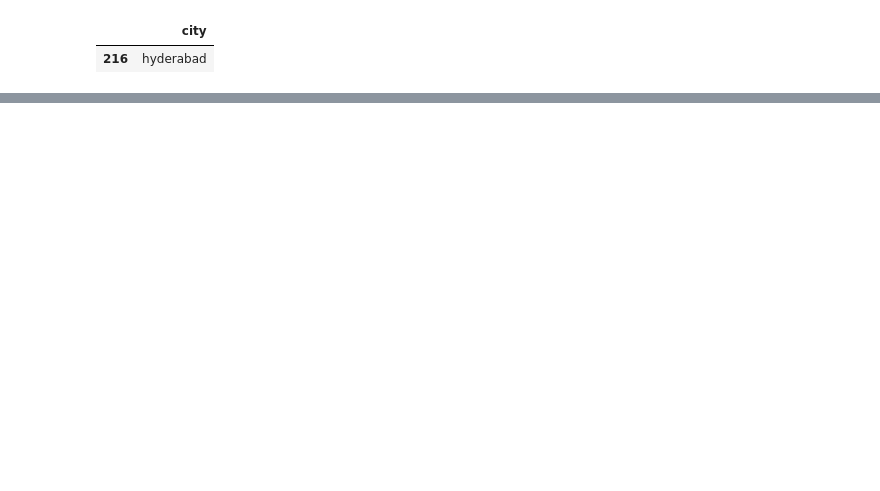
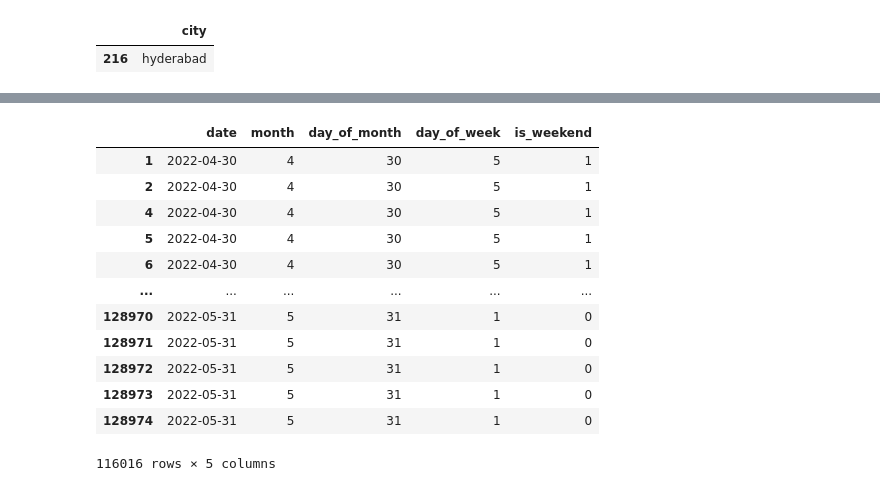
Before and after one commit to jesab/ml_assignment_1, a Jupyter notebook: JS_ML_Assignment_2.ipynb, the cells around one changed output, grey strips where cells are left out. Cells and saved outputs as stored; diff of their text form; code cells hidden in the pictures; blank space fills up the shorter version.

```diff
--- a/JS_ML_Assignment_2.ipynb
+++ b/JS_ML_Assignment_2.ipynb
@@ -371,6 +371,7 @@ indian_cities_df[indian_cities_df['city'] == 'hyderabad']
 |  | city |
 | 216 | hyderabad |
 # %%
+standard_cities = indian_cities_df['city'].tolist()
 def map_to_standard_city(city, standard_cities):
     # Check if any standard city is a substring of the city in question
     for standard_city in standard_cities:
@@ -379,10 +380,12 @@ def map_to_standard_city(city, standard_cities):
     return city
 
 # Apply the mapping function
-df['cleaned_ship_city'] = df['ship-city'].apply(lambda x: map_to_standard_city(x, standard_cities))
+df['ship-city'] = df['ship-city'].apply(lambda x: map_to_standard_city(x, standard_cities))
 
 # Now check the variations of 'Hyderabad'
-hyderabad_variations_after = df[df['cleaned_ship_city'].str.contains('hyderabad', case=False, na=False)]
-print("Variations of Hyderabad after cleaning:", hyderabad_variations_after['cleaned_ship_city'].unique())
+hyderabad_variations_after = df[df['ship-city'].str.contains('hyderabad', case=False, na=False)]
+print("Variations of Hyderabad after cleaning:", hyderabad_variations_after['ship-city'].unique())
+# compare unique values of ship-city and cleaned_ship_city
+print(df['ship-city'].nunique())
 # %% [output]
 Variations of Hyderabad after cleaning: ['hyderabad']
@@ -401,0 +416,4 @@ print(df['cleaned_ship_city'].nunique())
+# %%
+# drop columns that are not needed
+df = df.drop(['index', 'order-id', 'sku', 'asin', 'currency', 'ship-country', 'sales-channel', 'sales-channel'], axis=1)
+df.head()
@@ -401,0 +427,4 @@ print(df['cleaned_ship_city'].nunique())
+# %%
+# lets check the remaining columns in df if there are any columns that only has 1 unique value
+for col in df.columns:
+    print(f'{col}: {df[col].nunique()}')
@@ -401,0 +448,19 @@ print(df['cleaned_ship_city'].nunique())
+# %%
+# value counts of fulfilment before encoding
+print('Before:')
+print(df['fulfilment'].value_counts())
+
+print('\n')
+
+# list the column that are possible to be binary encoded (only 2 unique values)
+binary_cols = [col for col in df.columns if df[col].nunique() == 2]
+print(f'Columns with only 2 unique values: ', binary_cols)
+# convert to binary, 0 for False and 1 for True or first unique value 0 and second unique value 1
+for col in binary_cols:
+    df[col] = df[col].astype('category').cat.codes
+
+print('\n')
+
+print('After: ')
+# value counts of fulfilment after encoding
+print(df['fulfilment'].value_counts())
@@ -401,0 +490,21 @@ print(df['cleaned_ship_city'].nunique())
+# %%
+df['month'] = df['date'].dt.month
+df['day_of_month'] = df['date'].dt.day
+df['day_of_week'] = df['date'].dt.dayofweek # monday=0, sunday=6
+df['is_weekend'] = df['day_of_week'].apply(lambda x: 1 if x >= 5 else 0)
+# print the new columns
+df[['date', 'month', 'day_of_month', 'day_of_week', 'is_weekend']]
+# %% [output]
+|  | date | month | day_of_month | day_of_week | is_weekend |
+| 1 | 2022-04-30 | 4 | 30 | 5 | 1 |
+| 2 | 2022-04-30 | 4 | 30 | 5 | 1 |
+| 4 | 2022-04-30 | 4 | 30 | 5 | 1 |
+| 5 | 2022-04-30 | 4 | 30 | 5 | 1 |
+| 6 | 2022-04-30 | 4 | 30 | 5 | 1 |
+| ... | ... | ... | ... | ... | ... |
+| 128970 | 2022-05-31 | 5 | 31 | 1 | 0 |
+| 128971 | 2022-05-31 | 5 | 31 | 1 | 0 |
+| 128972 | 2022-05-31 | 5 | 31 | 1 | 0 |
+| 128973 | 2022-05-31 | 5 | 31 | 1 | 0 |
+| 128974 | 2022-05-31 | 5 | 31 | 1 | 0 |
+116016 rows × 5 columns
```
Also changed, not shown: parts of 22 cells of this notebook, 1 other file.
